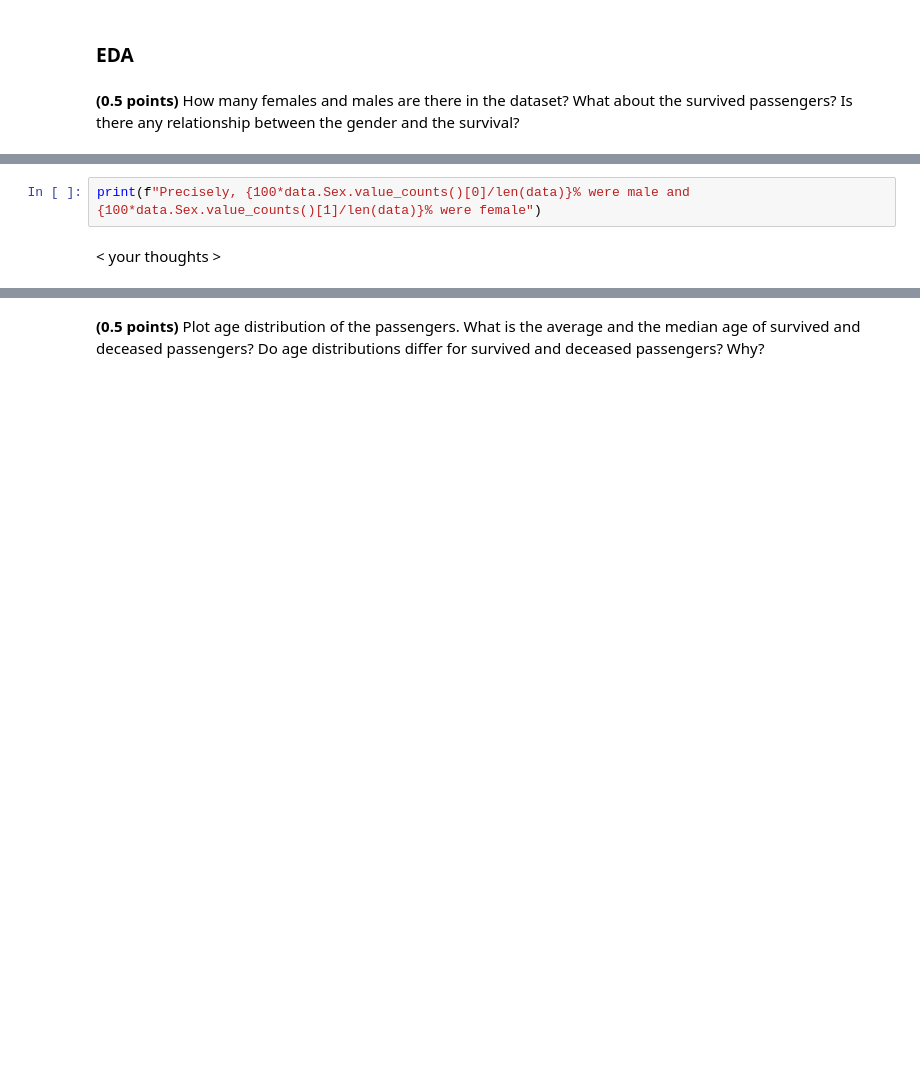
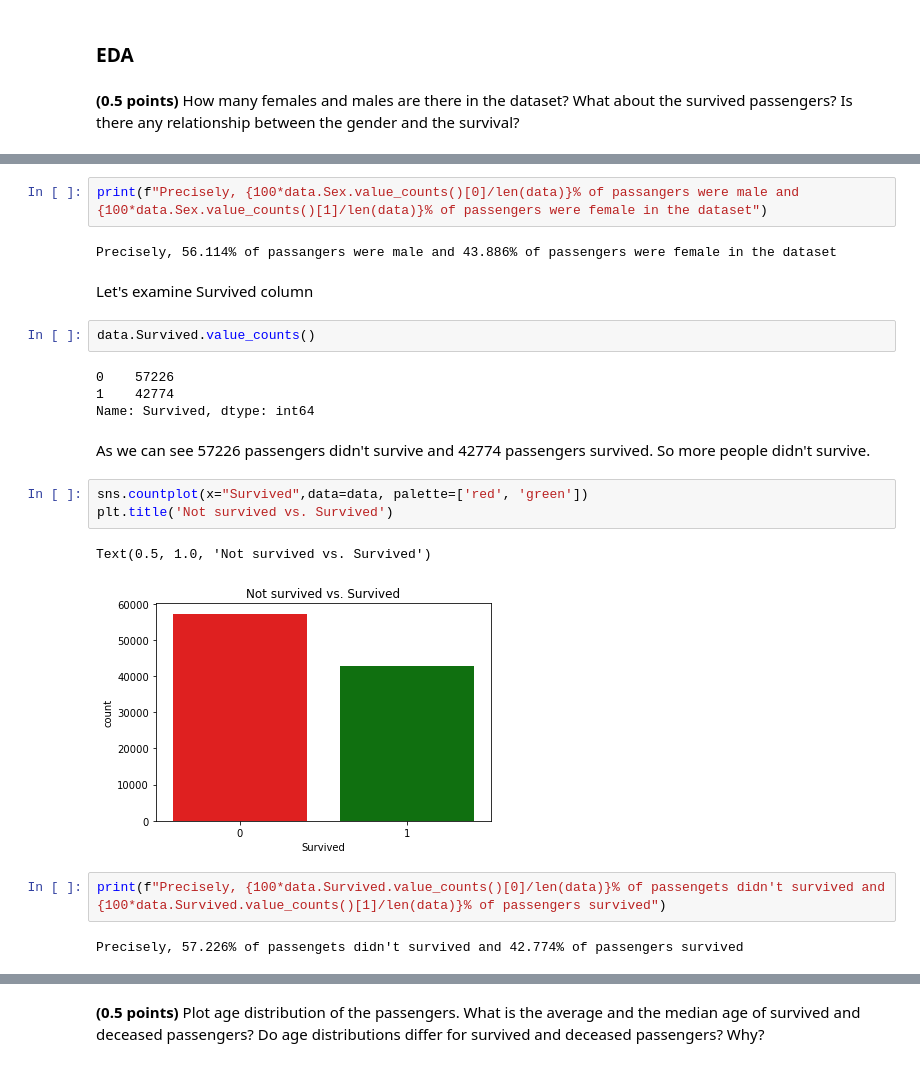
Before and after one commit to drnaida/rsschool-machine-learning-course, a Jupyter notebook: hw_classification.ipynb, the cells around one changed output, grey strips where cells are left out. Drawn from its saved outputs; the diff is of its cells as text; blank space fills up the shorter version.

```diff
--- a/hw_classification.ipynb
+++ b/hw_classification.ipynb
@@ -479,4 +473,24 @@ plt.title('Distribution of Sex between male and female')
 # %%
-print(f"Precisely, {100*data.Sex.value_counts()[0]/len(data)}% were male and {100*data.Sex.value_counts()[1]/len(data)}% were female")
+print(f"Precisely, {100*data.Sex.value_counts()[0]/len(data)}% of passangers were male and {100*data.Sex.value_counts()[1]/len(data)}% of passengers were female in the dataset")
+# %% [output]
+Precisely, 56.114% of passangers were male and 43.886% of passengers were female in the dataset
-# %% [markdown]
-< your thoughts >
+# %% [markdown]
+Let's examine Survived column
+# %%
+data.Survived.value_counts()
+# %% [output]
+0    57226
+1    42774
+Name: Survived, dtype: int64
+# %% [markdown]
+As we can see 57226 passengers didn't survive and 42774 passengers survived. So more people didn't survive.
+# %%
+sns.countplot(x="Survived",data=data, palette=['red', 'green'])
+plt.title('Not survived vs. Survived')
+# %% [output]
+Text(0.5, 1.0, 'Not survived vs. Survived')
+[figure, added]
+# %%
+print(f"Precisely, {100*data.Survived.value_counts()[0]/len(data)}% of passengets didn't survived and {100*data.Survived.value_counts()[1]/len(data)}% of passengers survived")
+# %% [output]
+Precisely, 57.226% of passengets didn't survived and 42.774% of passengers survived
```
Also changed, not shown: parts of 19 cells of this notebook.
